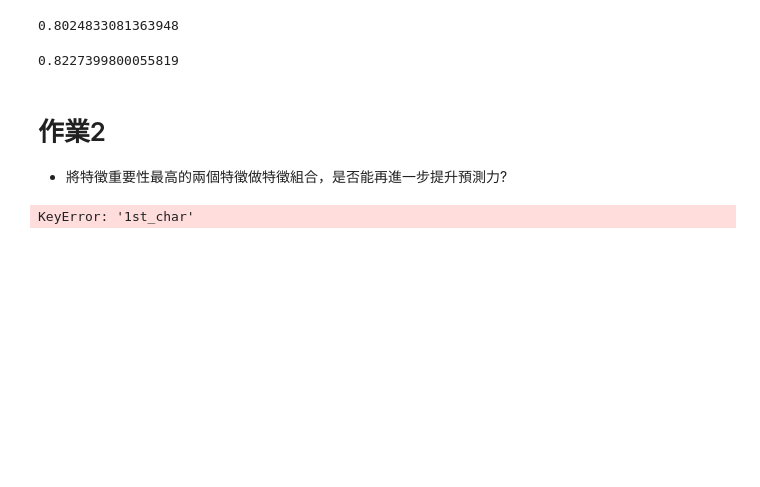
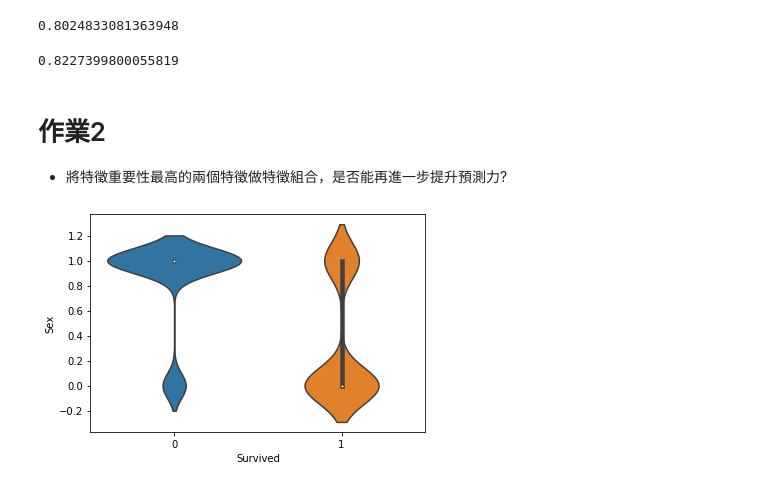
Before and after one commit to SaruXuan/4th-ML100Days, a Jupyter notebook: homework/Day_031_HW.ipynb, the cells around one changed output. Cells and saved outputs as stored; diff of their text form; code cells hidden in the pictures; blank space fills up the shorter version.

```diff
--- a/homework/Day_031_HW.ipynb
+++ b/homework/Day_031_HW.ipynb
@@ -94,17 +94,11 @@ cross_val_score(estimator, train_X, train_Y, cv=5).mean()
 # %%
 # 觀察重要特徵與目標的分布
 # 第一名
 import seaborn as sns
 import matplotlib.pyplot as plt
-df_all = pd.concat(df, train_Y, axis=1)
-mean_df = df_all.groupby(['Sex'])['Survived'].mean().reset_index()
-mode_df = df_all.groupby(['Sex'])['Survived'].apply(lambda x: x.mode()).reset_index()
-temp = pd.merge(mean_df, mode_df, on=['Sex'], how='left')
-temp.columns =
-df = pd.merge(df, temp, on=['Sex'], how='left')
-sns.regplot(x=train_Y, y=df['1st_char'], fit_reg=False)
+sns.violinplot(x=train_Y, y=df['Sex'], fit_reg=False)
 plt.show()
 # %% [output]
-KeyError: '1st_char'
+[figure, added]
 # %%
 # 第二名
```
Also changed, not shown: parts of 3 cells of this notebook.
